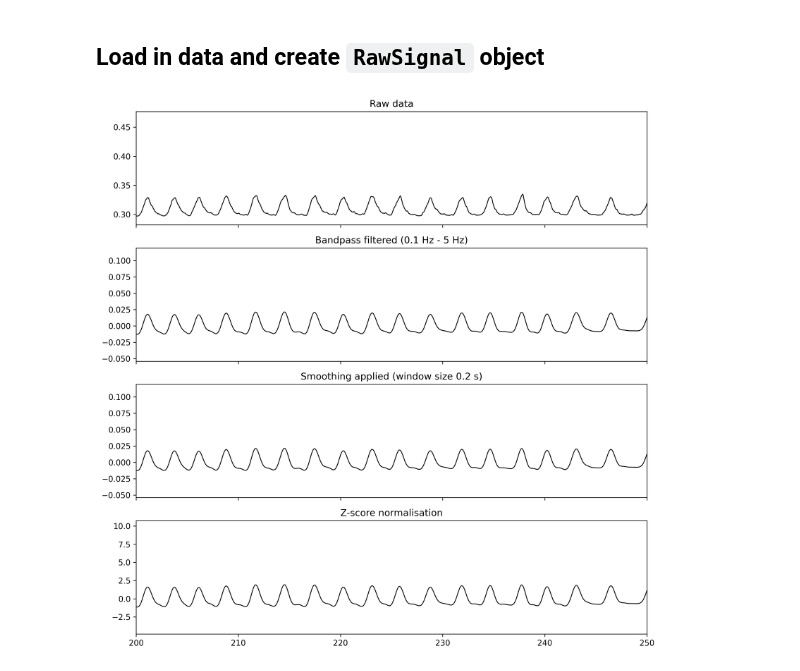
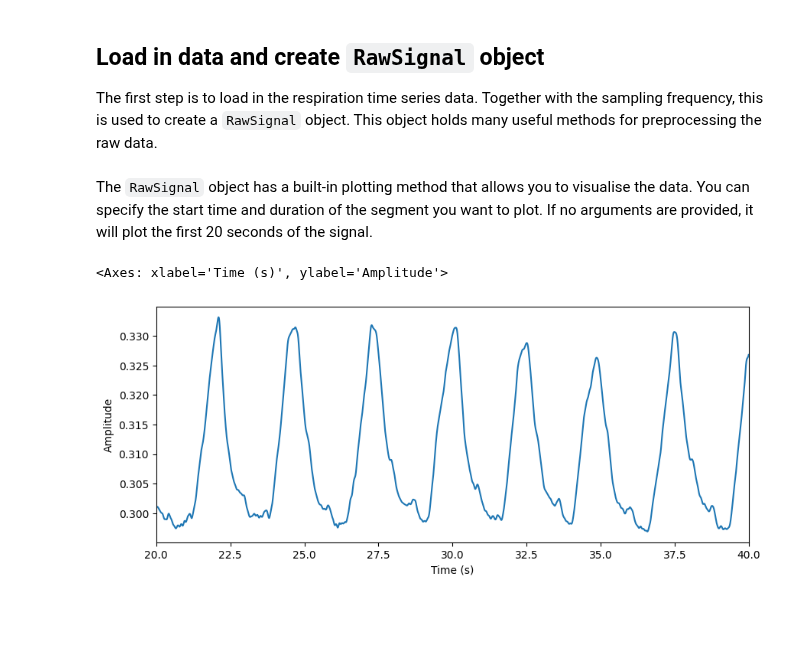
Before and after one commit to laurabpaulsen/pyriodic, a Jupyter notebook: docs_src/tutorials/01_intro.ipynb, the cells around one changed output. Drawn from its saved outputs; the diff is of its cells as text; code cells hidden in the pictures; blank space fills up the shorter version.

Commit message:
first draft of nbs

```diff
--- a/docs_src/tutorials/01_intro.ipynb
+++ b/docs_src/tutorials/01_intro.ipynb
@@ -12,49 +12,23 @@ import matplotlib.pyplot as plt
 # %% [markdown]
 ## Load in data and create `RawSignal` object
+
+The first step is to load in the respiration time series data. Together with the sampling frequency, this is used to create a `RawSignal` object. This object holds many useful methods for preprocessing the raw data.
 # %%
+# load data
 with open("../../data/respiration/example.pkl", "rb") as file:
     data = pickle.load(file)
+
+# extract respiration timeseries and sampling frequency
+resp_ts = data["respiration_timeseries"].get_data().squeeze()
+sfreq = data["respiration_timeseries"].info["sfreq"]
+
+
+# initialise RawSignal object
+raw = RawSignal(resp_ts, fs = sfreq)
-# %%
-
-resp_data = data["respiration_timeseries"].get_data().squeeze()
-sfreq = data["respiration_timeseries"].info["sfreq"]
-
-resp_ts = resp_data
-n_samples = len(resp_ts)
-times = np.arange(n_samples) / sfreq
-
-plot_kwargs = {
-        "color": "k",
-        "linewidth": 1
-}
-
-
-raw = RawSignal(resp_ts, fs = sfreq)
-
-fig, axes = plt.subplots(4,1, dpi = 300, figsize = (10, 10), sharex=True)
-
-
-
-axes[0].plot(times, raw.ts, **plot_kwargs)
-axes[0].set_title("Raw data")
-
-raw.filter_bandpass(low = 0.1, high = 1)
-axes[1].plot(times, raw.ts, **plot_kwargs)
-axes[1].set_title("Bandpass filtered (0.1 Hz - 5 Hz)")
-
-
-window_size = 60
-raw.smoothing(window_size = window_size)
-axes[2].plot(times, raw.ts, **plot_kwargs)
-axes[2].set_title(f"Smoothing applied (window size {window_size/sfreq} s)")
-
-
-raw.zscore()
-axes[3].plot(times, raw.ts, **plot_kwargs)
-axes[3].set_title(f"Z-score normalisation")
-
-axes[3].set_xlim(200, 250)
-
-fig.tight_layout()
-# %% [output]
-[figure, removed]
+# %% [markdown]
+The `RawSignal` object has a built-in plotting method that allows you to visualise the data. You can specify the start time and duration of the segment you want to plot. If no arguments are provided, it will plot the first 20 seconds of the signal.
+# %%
+raw.plot(start = 20, duration = 20)
+# %% [output]
+<Axes: xlabel='Time (s)', ylabel='Amplitude'>
+[figure, added]
```
Also changed, not shown: parts of 10 cells of this notebook.
